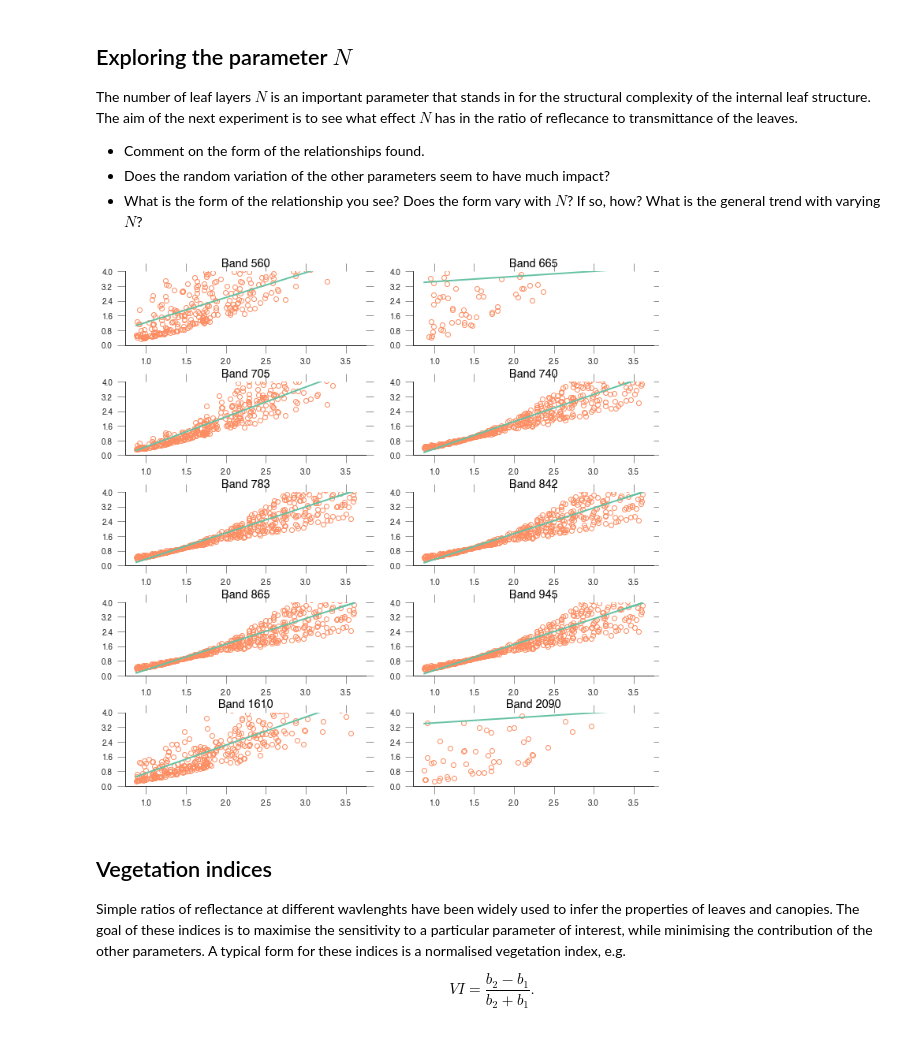
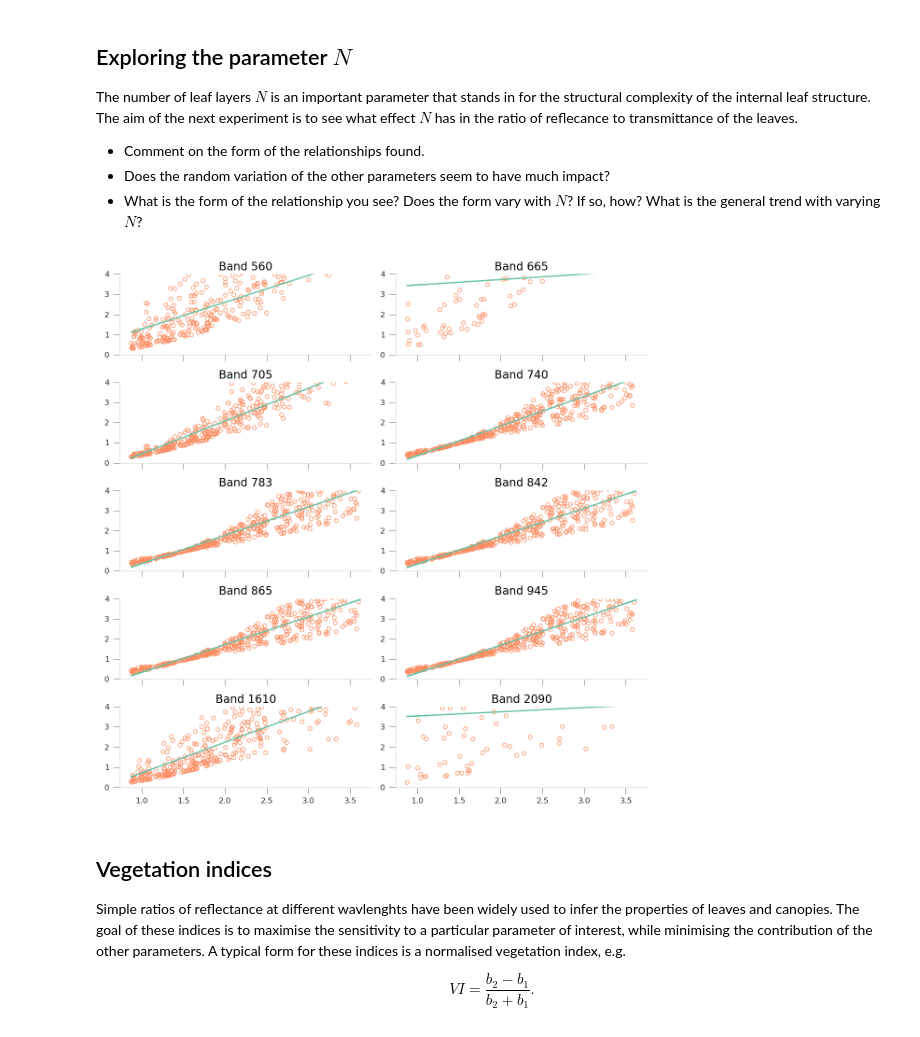
Before and after one commit to multiply-org/H2020_MULTIPLY_training, a Jupyter notebook: 01-Introduction_Leaf_Optics.ipynb, the cells around one changed output. Drawn from its saved outputs; the diff is of its cells as text; code cells hidden in the pictures.

```diff
--- a/01-Introduction_Leaf_Optics.ipynb
+++ b/01-Introduction_Leaf_Optics.ipynb
@@ -140,21 +140,21 @@ The number of leaf layers $N$ is an important parameter that stands in for the s
 # %%
 wv = np.arange(400, 2501)
 xleafn, refl, trans = prospect_sensitivity_n(n_samples=50)
 fig, axs = plt.subplots(nrows=5, ncols=2, figsize=(12, 12), sharex=True)
 axs = axs.flatten()
 regr = []
 for i, band in enumerate([560, 665, 705, 740, 783, 842, 865, 945, 1610, 2090]):
     axs[i].plot(xleafn, np.mean(refl[:, wv == band]/trans[:, wv == band], axis=1),
                 'o', markerfacecolor="none")
     y = np.clip(np.mean(refl[:, wv == band] /
                         trans[:, wv == band], axis=1), 0, 4)
     p = np.polyfit(xleafn, y, 1)
     axs[i].plot(xleafn, np.polyval(p, xleafn), '-')
     axs[i].set_title("Band %d" % band)
     axs[i].set_ylim(0, 4)
-    pretty_axes(axs[i])
+fig.tight_layout()
 # %% [output]
-[figure, old version]
+[figure, new version]
 # %% [markdown]
 ## Vegetation indices
 
```
Also changed, not shown: parts of 3 cells of this notebook, 1 other file.
